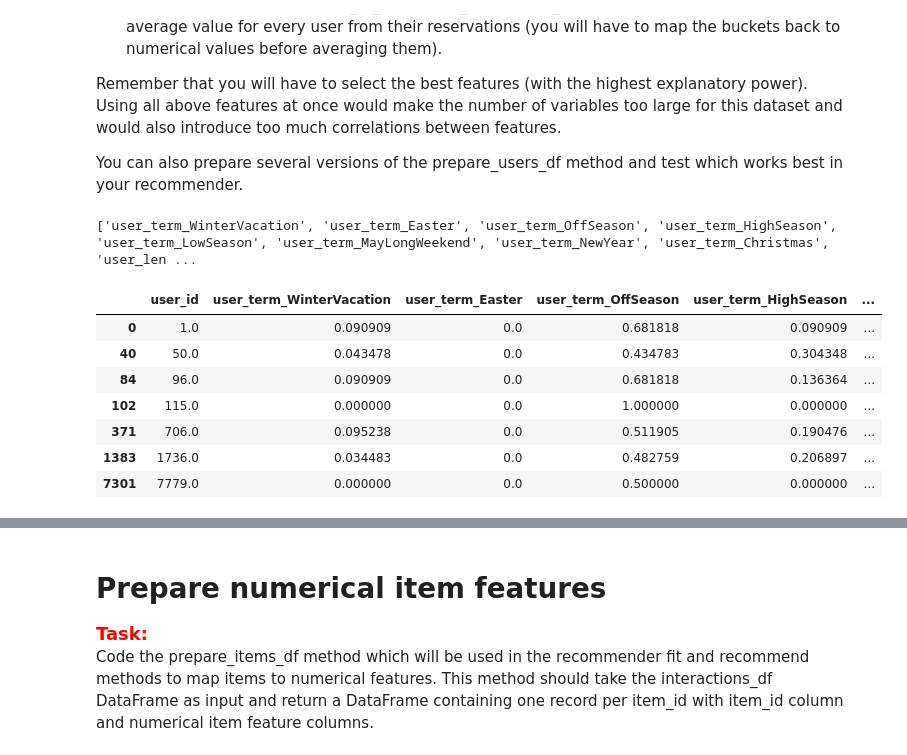
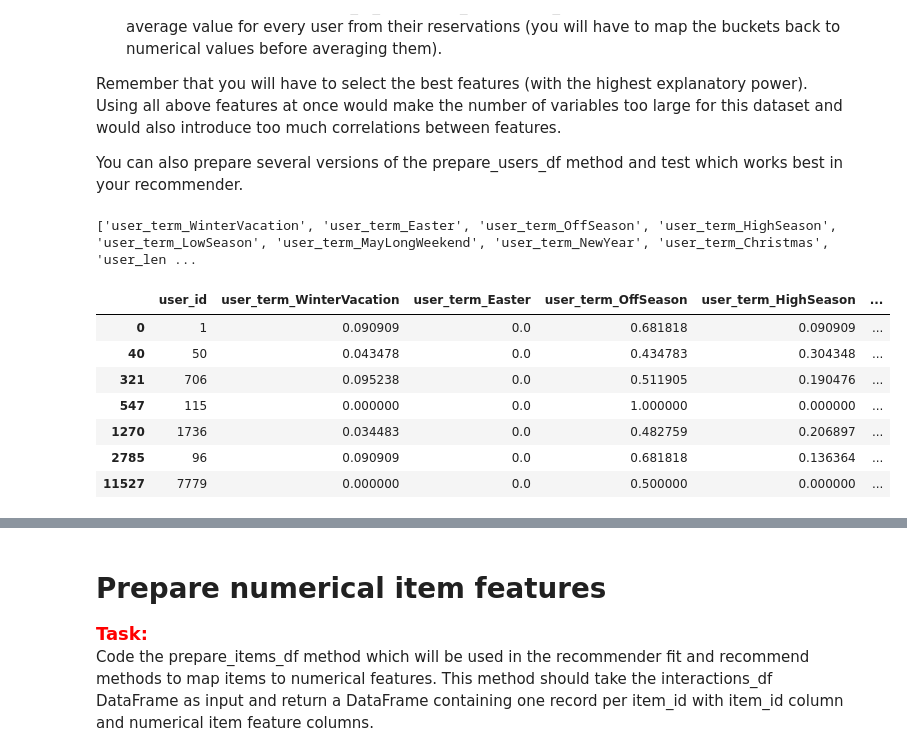
Before and after one commit to kabix09/recommender-systems-class, a Jupyter notebook: project_1_recommender_and_evaluation.ipynb, the cells around one changed output, grey strips where cells are left out. Drawn from its saved outputs; the diff is of its cells as text; code cells hidden in the pictures.

```diff
--- a/project_1_recommender_and_evaluation.ipynb
+++ b/project_1_recommender_and_evaluation.ipynb
@@ -91,74 +91,73 @@ Remember that you will have to select the best features (with the highest explan
 
 You can also prepare several versions of the prepare_users_df method and test which works best in your recommender.
 # %%
-def prepare_users_df(interactions_df):
+def probability_distribution(interactions_df):
+    # prepare result DataFrame template
+    users_df = pd.DataFrame(interactions_df.loc[:, "user_id"].unique(), columns=['user_id'])
+
     inter_df_copy = interactions_df.copy()
     inter_df_copy['val'] = 1
 
-    term_df = inter_df_copy.loc[:, ['user_id', 'term', 'val']]
-    term_df = term_df.pivot_table(index='user_id', columns='term', values='val', aggfunc='count')
-    term_df = term_df / term_df.sum(axis=1).values.reshape(-1, 1)
-    term_df = term_df.rename_axis(None, axis=1).fillna(0)
-    term_df = term_df.add_prefix('user_term_')
+    # Calculate the probability distribution for every possible choice
+    for bucket_feature in ['term', 'length_of_stay_bucket', 'rate_plan', 'room_segment', 'n_people_bucket', 'weekend_stay']:
+        feature_df = inter_df_copy.loc[:, ['user_id', bucket_feature, 'val']]
+        feature_df = inter_df_copy.pivot_table(index='user_id', columns=bucket_feature, values='val', aggfunc='count')
+        feature_df = feature_df / feature_df.sum(axis=1).values.reshape(-1, 1)  # Summed choices dive by row sum which is equal to number of interacion of each user
+        feature_df = feature_df.rename_axis(None, axis=1).fillna(0)
 
-    length_of_stay_df = inter_df_copy.loc[:, ['user_id', 'length_of_stay_bucket', 'val']]
-    length_of_stay_df = length_of_stay_df.pivot_table(index='user_id', columns='length_of_stay_bucket', values='val', aggfunc='count')
-    length_of_stay_df = length_of_stay_df / length_of_stay_df.sum(axis=1).values.reshape(-1, 1)
-    length_of_stay_df = length_of_stay_df.rename_axis(None, axis=1).fillna(0)
-    length_of_stay_df = length_of_stay_df.add_prefix('user_length_of_stay_bucket_')
+        # Make sure that all choices are included, if not add them as new column with deffault value set to 0
+        missing_elements = list(set(inter_df_copy[bucket_feature].unique().categories.tolist())-set(inter_df_copy[bucket_feature].unique()))
+        feature_df[missing_elements] = 0
 
-    rate_plan_df = inter_df_copy.loc[:, ['user_id', 'rate_plan', 'val']]
-    rate_plan_df = rate_plan_df.pivot_table(index='user_id', columns='rate_plan', values='val', aggfunc='count')
-    rate_plan_df = rate_plan_df / rate_plan_df.sum(axis=1).values.reshape(-1, 1)
-    rate_plan_df = rate_plan_df.rename_axis(None, axis=1).fillna(0)
-    rate_plan_df = rate_plan_df.add_prefix('user_rate_plan_')
+        feature_df = feature_df.add_prefix('user_' + bucket_feature + '_')
+        users_df = pd.merge(users_df, feature_df, on='user_id', how="left")
 
-    room_segment_df = inter_df_copy.loc[:, ['user_id', 'room_segment', 'val']]
-    room_segment_df = room_segment_df.pivot_table(index='user_id', columns='room_segment', values='val', aggfunc='count')
-    room_segment_df = room_segment_df / room_segment_df.sum(axis=1).values.reshape(-1, 1)
-    room_segment_df = room_segment_df.rename_axis(None, axis=1).fillna(0)
-    room_segment_df = room_segment_df.add_prefix('user_room_segment_')
+    # Calculate the average of numerical buckets choice for every user
+    numerical_buckets = {
+        'length_of_stay_bucket': {'[0-1]': 0.5, '[2-3]': 1.5, '[4-7]': 5.5, '[8-inf]': 10},
+        'room_segment': {'[0-160]': 80, '[160-260]': 210, '[260-360]': 310, '[360-500]': 450, '[500-900]': 700},
+        'n_people_bucket': {'[1-1]': 1, '[2-2]': 2, '[3-4]': 3.5, '[5-inf]': 7},
+    }
 
-    n_people_bucket_df = inter_df_copy.loc[:, ['user_id', 'n_people_bucket', 'val']]
-    n_people_bucket_df = n_people_bucket_df.pivot_table(index='user_id', columns='n_people_bucket', values='val', aggfunc='count')
-    n_people_bucket_df = n_people_bucket_df / n_people_bucket_df.sum(axis=1).values.reshape(-1, 1)
-    n_people_bucket_df = n_people_bucket_df.rename_axis(None, axis=1).fillna(0)
-    n_people_bucket_df = n_people_bucket_df.add_prefix('user_n_people_bucket_')
+    for numerical_feature in numerical_buckets:
+        tmp_df = pd.DataFrame(interactions_df.loc[:, "user_id"].unique(), columns=['user_id'])
 
-    weekend_stay_df = inter_df_copy.loc[:, ['user_id', 'weekend_stay', 'val']]
-    weekend_stay_df = weekend_stay_df.pivot_table(index='user_id', columns='weekend_stay', values='val', aggfunc='count')
-    weekend_stay_df = weekend_stay_df / weekend_stay_df.sum(axis=1).values.reshape(-1, 1)
-    weekend_stay_df = weekend_stay_df.rename_axis(None, axis=1).fillna(0)
-    weekend_stay_df = weekend_stay_df.add_prefix('user_weekend_stay_')
+        inter_df_copy.loc[:, numerical_feature] = inter_df_copy.loc[:, numerical_feature].apply(lambda choice: numerical_buckets[numerical_feature][choice]).astype(np.float64)
 
-    users_df = pd.merge(term_df, length_of_stay_df, on='user_id')
-    users_df = users_df.merge(rate_plan_df, on='user_id')
-    users_df = users_df.merge(room_segment_df, on='user_id')
-    users_df = users_df.merge(n_people_bucket_df, on='user_id')
-    users_df = users_df.merge(weekend_stay_df, on='user_id')
-    users_df = users_df.reset_index()
+        # reset_index() because otherwise it's assign values to new column by associating tmp_df.index with column index
+        new_column_name = "mean_" + numerical_feature
+        tmp_df.loc[:, new_column_name] = inter_df_copy.groupby(by="user_id")[numerical_feature].apply(lambda value: np.mean(value)).reset_index(drop=True)
 
-    # add addictional feature for Carthesian product
-    #     users_df['popularity'] = '1'
+        users_df = pd.merge(users_df, tmp_df, on="user_id", how="left")
 
-    user_features = users_df.columns.tolist()
-    user_features.remove('user_id')
+        # Fix bug - map_npeople_to_npeople_buckets return None wich is next skipped by pd.pivot_table which cause loss item_id and add NaN during merging
+        users_df = users_df.rename_axis(None, axis=1).fillna(0)
 
-    return users_df.astype("float"), user_features
+    users_df = users_df.reset_index(drop=True)
+
+    return users_df
+
+def prepare_users_df(interactions_df):
+    # Case II with avg of numerical values
+    users_df = probability_distribution(interactions_df)
+
+    user_features = users_df.columns[1:].tolist()
+
+    return users_df, user_features
 
 
 users_df, user_features = prepare_users_df(interactions_df)
 
 print(user_features)
 
 display(users_df.loc[users_df['user_id'].isin([706, 1736, 7779, 96, 1, 50, 115])].head(15))
 # %% [output]
 ['user_term_WinterVacation', 'user_term_Easter', 'user_term_OffSeason', 'user_term_HighSeason', 'user_term_LowSeason', 'user_term_MayLongWeekend', 'user_term_NewYear', 'user_term_Christmas', 'user_len ...
 |  | user_id | user_term_WinterVacation | user_term_Easter | user_term_OffSeason | user_term_HighSeason | ... |
-| 0 | 1.0 | 0.090909 | 0.0 | 0.681818 | 0.090909 | ... |
-| 40 | 50.0 | 0.043478 | 0.0 | 0.434783 | 0.304348 | ... |
-| 84 | 96.0 | 0.090909 | 0.0 | 0.681818 | 0.136364 | ... |
-| 102 | 115.0 | 0.000000 | 0.0 | 1.000000 | 0.000000 | ... |
-| 371 | 706.0 | 0.095238 | 0.0 | 0.511905 | 0.190476 | ... |
-| 1383 | 1736.0 | 0.034483 | 0.0 | 0.482759 | 0.206897 | ... |
-| 7301 | 7779.0 | 0.000000 | 0.0 | 0.500000 | 0.000000 | ... |
+| 0 | 1 | 0.090909 | 0.0 | 0.681818 | 0.090909 | ... |
+| 40 | 50 | 0.043478 | 0.0 | 0.434783 | 0.304348 | ... |
+| 321 | 706 | 0.095238 | 0.0 | 0.511905 | 0.190476 | ... |
+| 547 | 115 | 0.000000 | 0.0 | 1.000000 | 0.000000 | ... |
+| 1270 | 1736 | 0.034483 | 0.0 | 0.482759 | 0.206897 | ... |
+| 2785 | 96 | 0.090909 | 0.0 | 0.681818 | 0.136364 | ... |
+| 11527 | 7779 | 0.000000 | 0.0 | 0.500000 | 0.000000 | ... |
```
Also changed, not shown: parts of 12 cells of this notebook, 1 other file.
